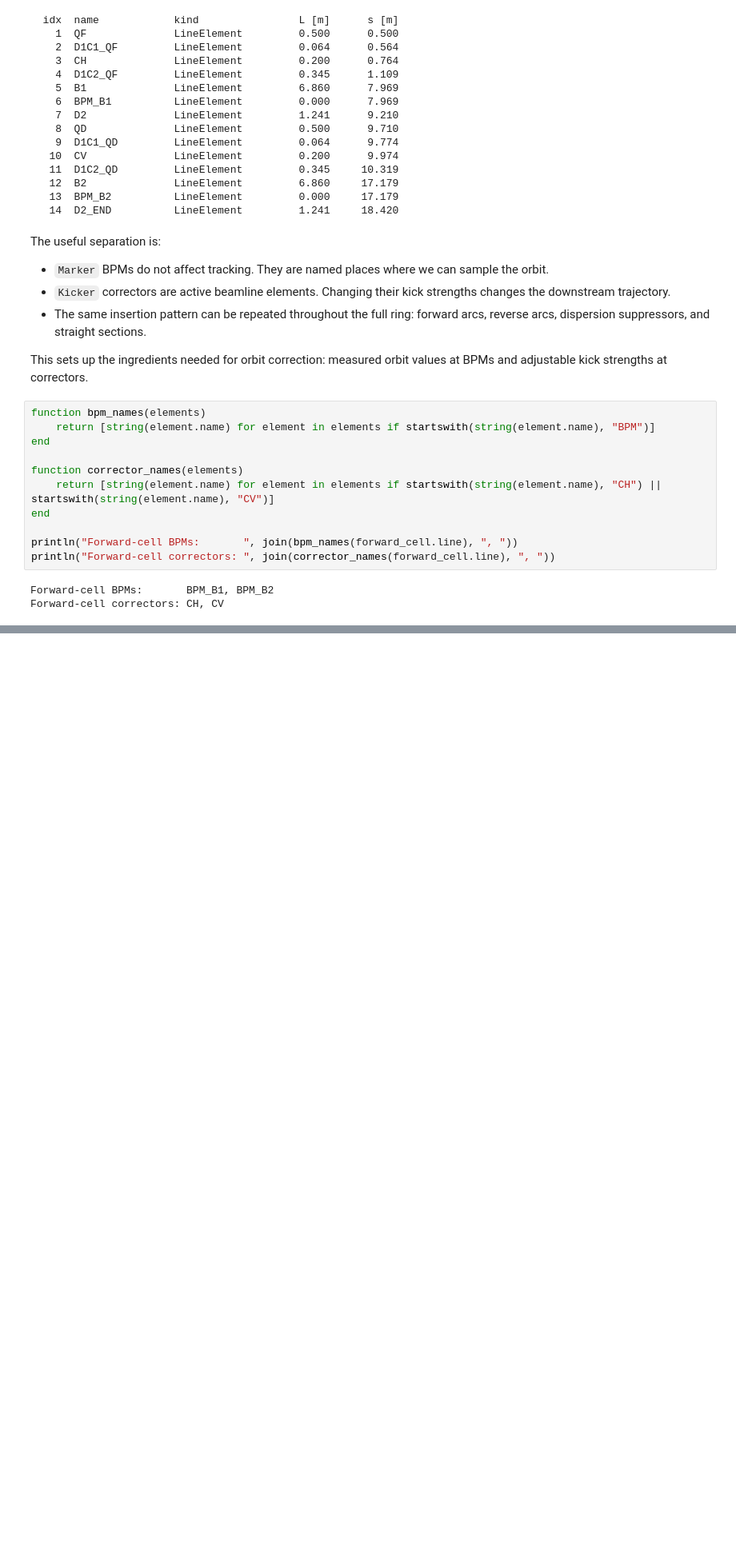
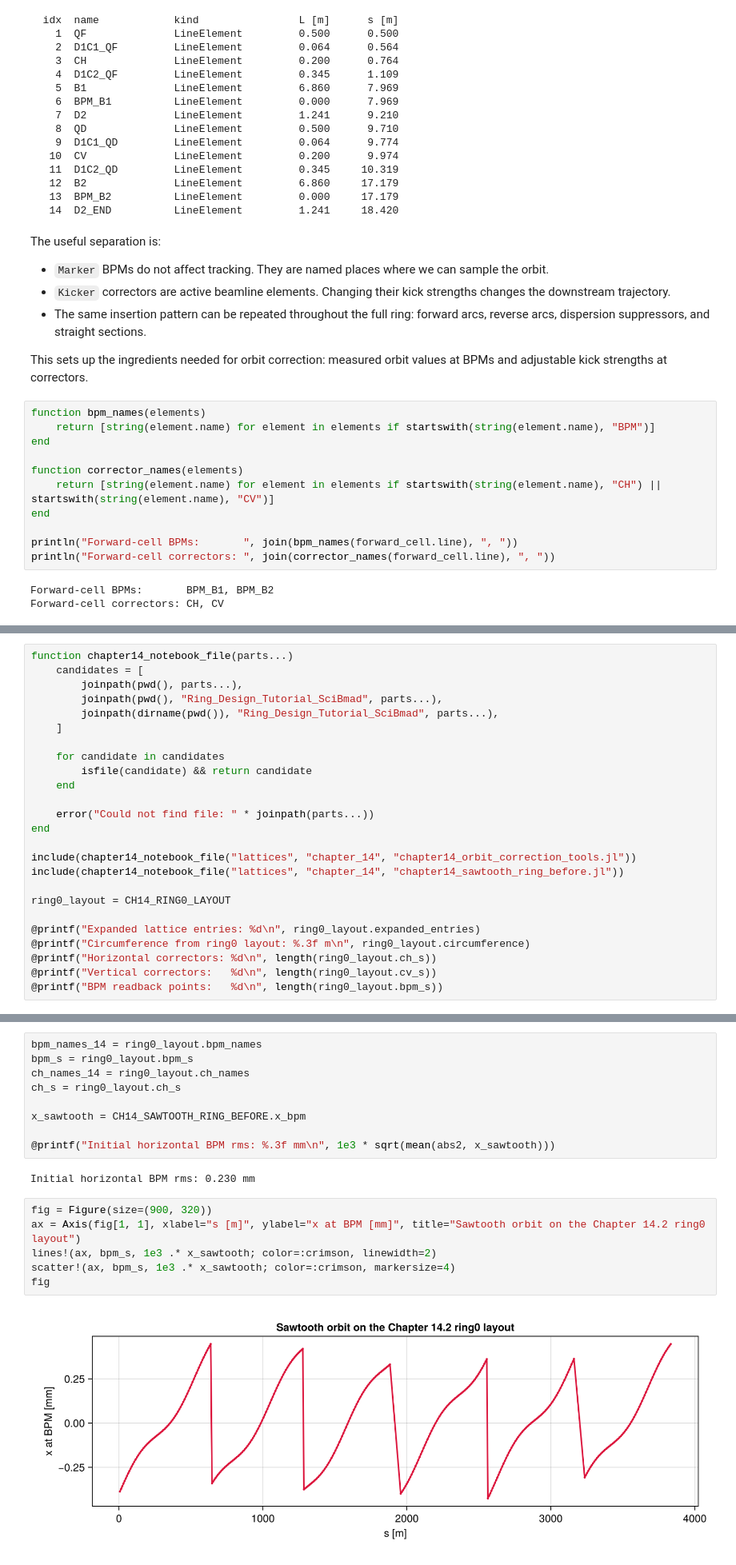
Before and after one commit to 6teamFurina/Ring_Design_Tutorial_SciBmad, a Jupyter notebook: chapter14_orbit_correction_scibmad.ipynb, the cells around one changed output, grey strips where cells are left out. Shown at 80% size. Cells and saved outputs as stored; diff of their text form; blank space fills up the shorter version.

```diff
--- a/chapter14_orbit_correction_scibmad.ipynb
+++ b/chapter14_orbit_correction_scibmad.ipynb
@@ -361,0 +215,25 @@ First few optimized horizontal correctors:
+# %%
+function chapter14_notebook_file(parts...)
+    candidates = [
+        joinpath(pwd(), parts...),
+        joinpath(pwd(), "Ring_Design_Tutorial_SciBmad", parts...),
+        joinpath(dirname(pwd()), "Ring_Design_Tutorial_SciBmad", parts...),
+    ]
+
+    for candidate in candidates
+        isfile(candidate) && return candidate
+    end
+
+    error("Could not find file: " * joinpath(parts...))
+end
+
+include(chapter14_notebook_file("lattices", "chapter_14", "chapter14_orbit_correction_tools.jl"))
+include(chapter14_notebook_file("lattices", "chapter_14", "chapter14_sawtooth_ring_before.jl"))
+
+ring0_layout = CH14_RING0_LAYOUT
+
+@printf("Expanded lattice entries: %d\n", ring0_layout.expanded_entries)
+@printf("Circumference from ring0 layout: %.3f m\n", ring0_layout.circumference)
+@printf("Horizontal correctors: %d\n", length(ring0_layout.ch_s))
+@printf("Vertical correctors:   %d\n", length(ring0_layout.cv_s))
+@printf("BPM readback points:   %d\n", length(ring0_layout.bpm_s))
@@ -361,0 +249,19 @@ First few optimized horizontal correctors:
+# %%
+bpm_names_14 = ring0_layout.bpm_names
+bpm_s = ring0_layout.bpm_s
+ch_names_14 = ring0_layout.ch_names
+ch_s = ring0_layout.ch_s
+
+x_sawtooth = CH14_SAWTOOTH_RING_BEFORE.x_bpm
+
+@printf("Initial horizontal BPM rms: %.3f mm\n", 1e3 * sqrt(mean(abs2, x_sawtooth)))
+# %% [output]
+Initial horizontal BPM rms: 0.230 mm
+# %%
+fig = Figure(size=(900, 320))
+ax = Axis(fig[1, 1], xlabel="s [m]", ylabel="x at BPM [mm]", title="Sawtooth orbit on the Chapter 14.2 ring0 layout")
+lines!(ax, bpm_s, 1e3 .* x_sawtooth; color=:crimson, linewidth=2)
+scatter!(ax, bpm_s, 1e3 .* x_sawtooth; color=:crimson, markersize=4)
+fig
+# %% [output]
+[figure, added]
```
Also changed, not shown: parts of 18 cells of this notebook, 3 other files.
